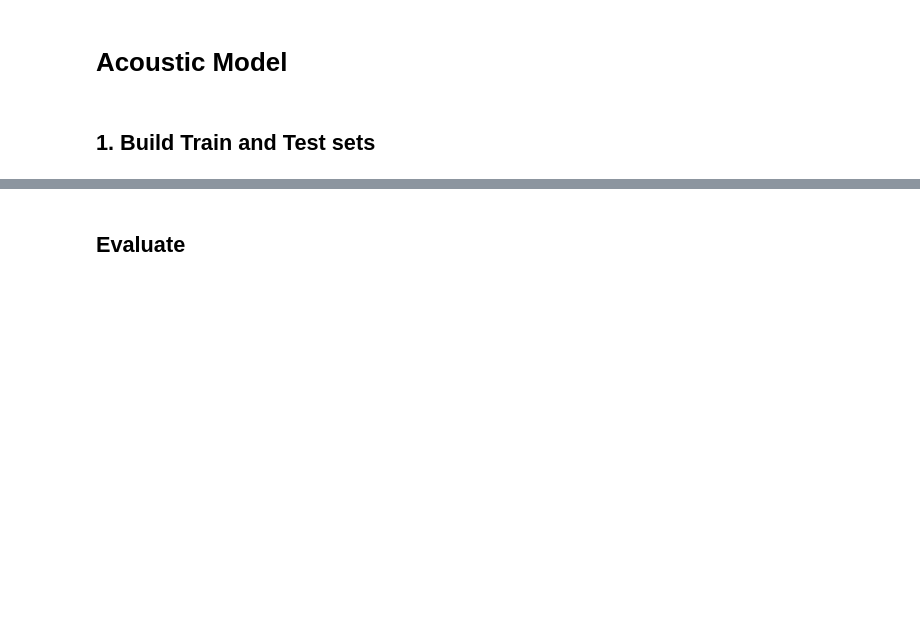
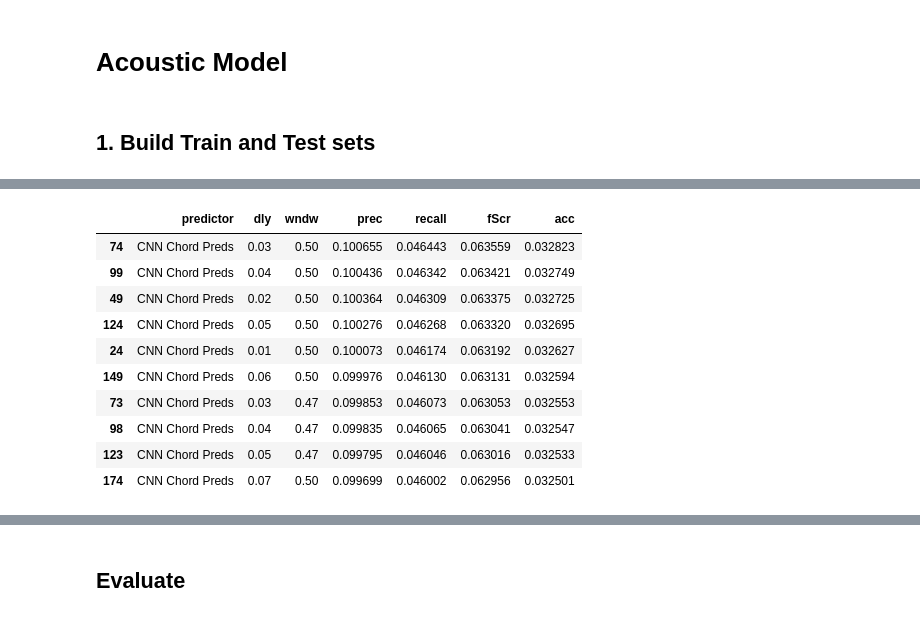
Before and after one commit to MickyDowns/deep-keras-music-net, a Jupyter notebook: music_study_aid.ipynb, the cells around one changed output, grey strips where cells are left out. Cells and saved outputs as stored; diff of their text form; code cells hidden in the pictures; blank space fills up the shorter version.

```diff
--- a/music_study_aid.ipynb
+++ b/music_study_aid.ipynb
@@ -219,14 +93,0 @@ for i in range(len(seq)): format_xy("note", seq[i], i, folds[i])
-# %%
-'''processing notes in a file using RNNPianoNoteProcessor()'''
-
-proc = mad.features.notes.RNNPianoNoteProcessor()
-
-act = proc('data/maps/AkPnBcht/ISOL/CH/MAPS_ISOL_CH0.1_F_AkPnBcht.wav')
-
-preds = []
-for i in range(len(act)):
-    preds.append(act[i].argmax())
-
-plt.plot(preds)
-# NOTE: processed at 100fps. so, to extract actual note for output you'd need to:
-# 1. go to onset (delta and/or sequential notes), 2. translate midi to note. that's handled below.
@@ -281,20 +94,3 @@ print("*** alignment ***")
-# %%
-# 2. chords
-# problem: 0-3-7 and 0-4-7 target chords are rare in UCHO and RAND datasets. so, you either narrow file range
-# or just use music files. would be nice to know chords-only model accuracy.
-
-    # a. return UCHO and RAND file names
-        # RUN ONCE: function identifies valid chord files and mixes them among invalid UCHO files
-# fnames = shake_n_bake_chords()
-
-        # RUN AFTER: load resulting file
-fnames = [fnames.rstrip('\n') for fnames in open('data/chords/wip/valAndInval.txt', 'U')]
-
-# b. divide into train (80%) and test (20%), two folds each (divide validation subsequently)
-seq, folds = assign_file_to_folds(fnames)
-
-# c. format x & y
-for i in range(len(seq)): format_xy("chord", seq[i], i, folds[i])
 # %%
 '''for testing performance of madmom crf/cnn chord identification modules.
 grabs directory files. tests both algorithms against text on/offset file. '''
@@ -609,0 +344,14 @@ False
+# %%
+rslt[1]
+# %% [output]
+|  | predictor | dly | wndw | prec | recall | fScr | acc |
+| 74 | CNN Chord Preds | 0.03 | 0.50 | 0.100655 | 0.046443 | 0.063559 | 0.032823 |
+| 99 | CNN Chord Preds | 0.04 | 0.50 | 0.100436 | 0.046342 | 0.063421 | 0.032749 |
+| 49 | CNN Chord Preds | 0.02 | 0.50 | 0.100364 | 0.046309 | 0.063375 | 0.032725 |
+| 124 | CNN Chord Preds | 0.05 | 0.50 | 0.100276 | 0.046268 | 0.063320 | 0.032695 |
+| 24 | CNN Chord Preds | 0.01 | 0.50 | 0.100073 | 0.046174 | 0.063192 | 0.032627 |
+| 149 | CNN Chord Preds | 0.06 | 0.50 | 0.099976 | 0.046130 | 0.063131 | 0.032594 |
+| 73 | CNN Chord Preds | 0.03 | 0.47 | 0.099853 | 0.046073 | 0.063053 | 0.032553 |
+| 98 | CNN Chord Preds | 0.04 | 0.47 | 0.099835 | 0.046065 | 0.063041 | 0.032547 |
+| 123 | CNN Chord Preds | 0.05 | 0.47 | 0.099795 | 0.046046 | 0.063016 | 0.032533 |
+| 174 | CNN Chord Preds | 0.07 | 0.50 | 0.099699 | 0.046002 | 0.062956 | 0.032501 |
```
Also changed, not shown: parts of 56 cells of this notebook, 10 other files.
